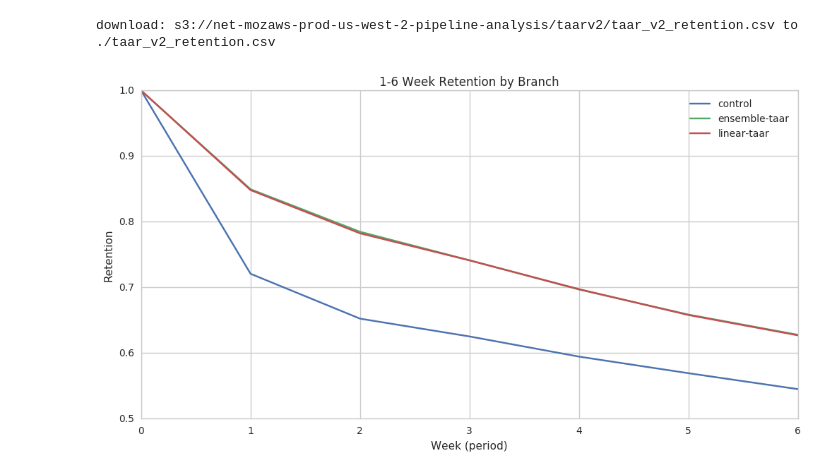
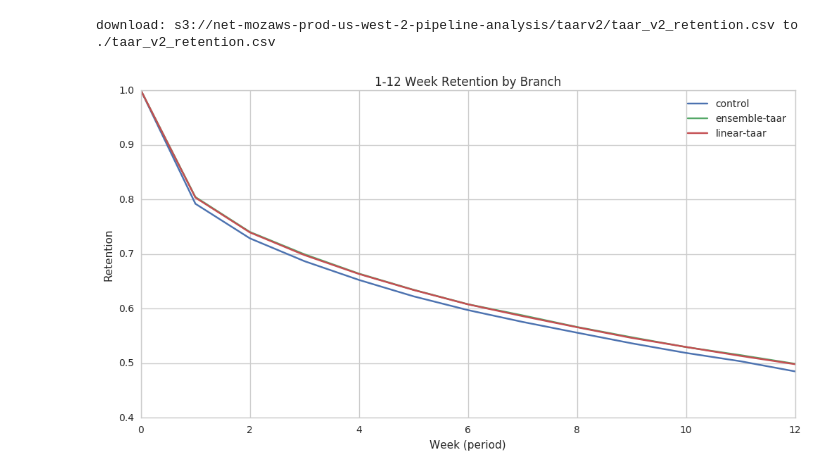
Before and after one commit to mozilla/taar, a Jupyter notebook: analysis/TAARExperimentV2Retention.ipynb, the cells around one changed output. Cells and saved outputs as stored; diff of their text form; code cells hidden in the pictures.

Commit message:
Update retention notebook to current verison

```diff
--- a/analysis/TAARExperimentV2Retention.ipynb
+++ b/analysis/TAARExperimentV2Retention.ipynb
@@ -168,22 +198,21 @@ aws s3 cp s3://net-mozaws-prod-us-west-2-pipeline-analysis/taarv2/taar_v2_retent
 # %% [output]
 download: s3://net-mozaws-prod-us-west-2-pipeline-analysis/taarv2/taar_v2_retention.csv to ./taar_v2_retention.csv
 # %%
-ret = pd.read_csv("taar_v2_retention.csv")
-ret.fillna(0, inplace=True)
-ret.period = ret.period.astype(int)
+ret_df = pd.read_csv("taar_v2_retention.csv")
+ret_df.fillna(0, inplace=True)
 # %%
 plt.rcParams['figure.figsize'] = (12, 6)
 fig, ax = plt.subplots()
-for group, data in ret.groupby("branch"):
+for group, data in ret_df.groupby("branch"):
     (data.sort_values("period")
          .plot(x='period',
                y='retention',
                ax=ax,
                label=group))
 plt.ylabel("Retention")
 plt.xlabel("Week (period)")
-plt.title("1-6 Week Retention by Branch")
+plt.title("1-12 Week Retention by Branch")
 plt.show()
 # %% [output]
-[figure, old version]
+[figure, new version]
 # %%
```
Also changed, not shown: parts of 30 cells of this notebook.
